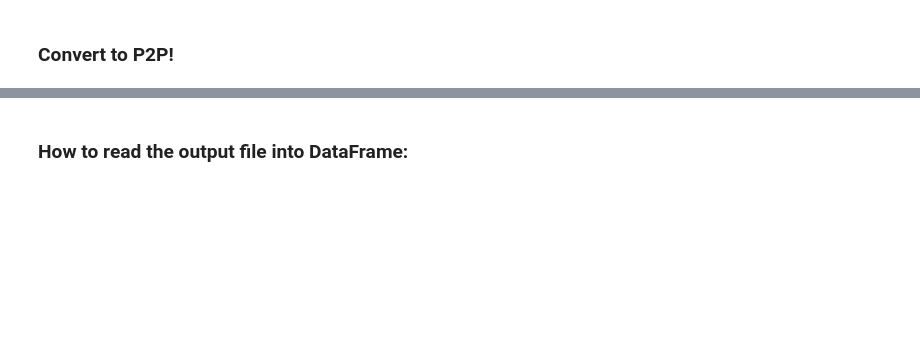
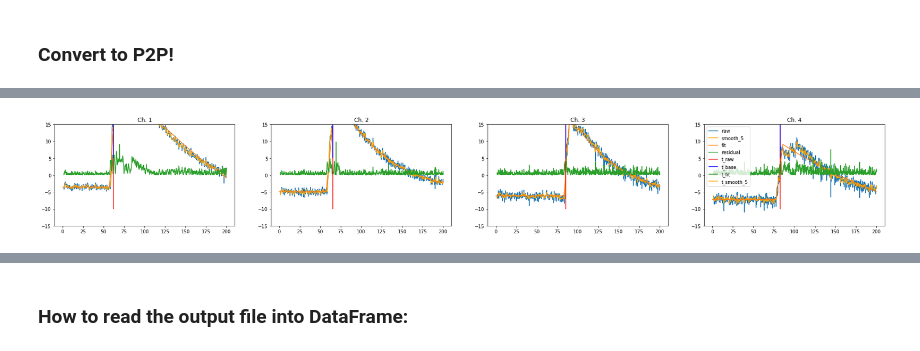
Before and after one commit to peckalec/SiPM-Studies, a Jupyter notebook: ConvertToP2P.ipynb, the cells around one changed output, grey strips where cells are left out. Saved outputs shown, nothing was run; the diff lists cells and outputs as text; code cells hidden in the pictures; blank space fills up the shorter version.

```diff
--- a/ConvertToP2P.ipynb
+++ b/ConvertToP2P.ipynb
@@ -86,21 +5,25 @@ def get_time_fit_CDF(fitparams):
 # %% [markdown]
 ### User Defined Inputs
 # %%
-inputfiles = ["../LongbarTiming/4-2.txt"]  #list input files ,"../LongbarTiming/310002.txt","../LongbarTiming/320002.txt","../LongbarTiming/330002.txt","../LongbarTiming/340002.txt","../LongbarTiming/350002.txt","../LongbarTiming/360002.txt","../LongbarTiming/370002.txt"
-outputfile = '../LongbarTiming/trig2mV_pos97.txt'          #set output file location
+inputfiles = ["../LongbarTiming/3-2.txt"]  #list input files ,"../LongbarTiming/310002.txt","../LongbarTiming/320002.txt","../LongbarTiming/330002.txt","../LongbarTiming/340002.txt","../LongbarTiming/350002.txt","../LongbarTiming/360002.txt","../LongbarTiming/370002.txt"
+outputfile = '../LongbarTiming/Smooth_test.txt'          #set output file location
 filenumber = len(inputfiles)
 channelnum = [1,2,3,4]             #list DRS4 board channels to record, ranges 1 to 4
-eventview = False
+eventview = True
+
+rmscut = 1.5
+timediffcut = 20
 
 #choose which stats to analyze for each waveform
 do_chi2 = 1
-do_amplitude_raw = 1
-do_amplitude_base = 1
-do_amplitude_fit = 1
+do_amplitude_raw = 0
+do_amplitude_base = 0
+do_amplitude_fit = 0
 do_time_raw = 1
 do_time_base = 1
 do_time_fit = 1
 do_time_CDF = 0
+do_time_smooth = 1
 
 #p0:C,start,m,end,A,d -- adjust start and end to match approx time of pulse falling edge
 p0=[(0,60,1,70,100,-0.01),       #ch1 initial parameters
@@ -123,6 +46,7 @@ if do_time_raw: stats.append("time_raw")
 if do_time_base: stats.append("time_base")
 if do_time_fit: stats.append("time_fit")
 if do_time_CDF: stats.append("time_CDF")
+if do_time_smooth: stats.append("time_smooth")
 # %%
 stats
 # %% [output]
@@ -145,15 +63,15 @@ with open(outputfile, 'w') as w:
         with open(inputfiles[i]) as f:
             current_file = (f.read().split('-- Event'))
 
-        for j in range(1, len(current_file)):                  #iterate through events len(current_file)
+        for j in range(24, 25):                  #iterate through events len(current_file)
 
             time = np.array([])
             voltage = [np.array([])]*4
             lines = current_file[j].split('\n')
 
-            if eventview and j < 10: #show the waveform fit line
+            if eventview and (j < 25 and j >= 24): #show the waveform fit line
                 print(f"Event Number {j}")
-                fig,ax = plt.subplots(1,4,figsize=(16,4))
+                fig,ax = plt.subplots(1,4,figsize=(32,4))
                 ax[0].set_title("Ch. 1")
                 ax[1].set_title("Ch. 2")
                 ax[2].set_title("Ch. 3")
@@ -170,7 +88,7 @@ with open(outputfile, 'w') as w:
                 print(f"Event: {j}, Channel: {channel}",end="\r") #,end="\r"
                 #only attempt a fit if it looks like there's not nothing
                 totalrms = sum((voltage[channel-1]-np.mean(voltage[channel-1]))**2)/len(voltage[channel-1])
-                if totalrms < 1.5:
+                if totalrms < rmscut:
                     popt = (np.mean(voltage[channel-1]),0,0,0,0,1)
 
                     if do_chi2:
@@ -209,9 +127,24 @@ with open(outputfile, 'w') as w:
                         pulse_time = 0
                         din[f'ch{channel}_time_fit'].append(pulse_time)
                         w.write(f"{pulse_time:.1f}\t")
+
+                    if do_time_smooth:
+                        pulse_time = 0
+                        din[f'ch{channel}_time_smooth'].append(pulse_time)
+                        w.write(f"{pulse_time:.1f}\t")
+
                 else:
                     popt, pcov = curve_fit(waveform, time, voltage[channel-1],p0=p0[channel-1],
                                            maxfev = 100000)#,bounds=([-10,60,0,60,0,-1],[10,140,100,140,3000,0])
+
+                    fit_voltage = waveform(time,*popt)
+                    residual = np.abs(voltage[channel-1] - fit_voltage)
+                    mask = residual < 10
+                    for i, ele in enumerate(mask):
+                        if ele == 0:# and np.abs(time[i] - get_time_fit(popt)) > 20:
+                            voltage[channel-1][i] = waveform(time[i],*popt)
+                    residual = np.abs(voltage[channel-1] - fit_voltage)
+
                 #calculate chi^2
                     if do_chi2:
                         chisq = get_chi2(popt,time,voltage[channel-1])
@@ -250,17 +183,24 @@ with open(outputfile, 'w') as w:
                         din[f'ch{channel}_time_fit'].append(pulse_time)
                         w.write(f"{pulse_time:.1f}\t")
 
-                if eventview and j < 10: #show the waveform fit line
-                    #print(f"Channel {channel} RMS: {totalrms:.2f}; chi^2: {chisq:.2f}; fit params: {popt[0]:.2f}, {popt[1]:.1f}, {popt[2]:.2f}, {popt[3]:.1f}, {popt[4]:.2f}, {popt[5]:.3f}")
-                    xs = []
-                    ys = []
-                    for i in range(500):
-                        xs.append(i)
-                        ys.append(waveform(i,*popt))
+                    if do_time_smooth:
+                        pulse_time = get_time_smooth(popt, time, voltage[channel-1], 3)
+                        din[f'ch{channel}_time_smooth'].append(pulse_time)
+                        w.write(f"{pulse_time:.1f}\t")
+
+                if eventview and (j < 25 and j >= 24): #show the waveform fit line
+                    print(f"Channel {channel} RMS: {totalrms:.2f}; chi^2: {chisq:.2f}; fit params: {popt[0]:.2f}, {popt[1]:.1f}, {popt[2]:.2f}, {popt[3]:.1f}, {popt[4]:.2f}, {popt[5]:.3f}")
+                    ts = np.linspace(0,200,201)
+                    fits = waveform(ts,*popt)
+                    #for i in range(500):
+                    #    xs.append(i)
+                    #    ys.append(waveform(i,*popt))
                     ax[channel-1].plot(time,voltage[channel-1],label="raw")
-                    ax[channel-1].plot(xs,ys,label="fit")
-                    ax[channel-1].set_xlim(50,150)
-                    #ax[channel-1].set_ylim(-25,25)
+                    ax[channel-1].plot(time,voltage_smooth(voltage[channel-1],5),label="smooth_5", color='orange')
+                    ax[channel-1].plot(ts,fits,label="fit")
+                    ax[channel-1].plot(time,residual,label="residual")
+                    #ax[channel-1].set_xlim(50,100)
+                    ax[channel-1].set_ylim(-15,15)
                     #draw the P2P and time
                     if do_time_raw: ax[channel-1].vlines(get_time_raw(time,voltage[channel-1]),ymin=-10,ymax=20, color='r',label="t_raw")
                     if do_time_base: ax[channel-1].vlines(get_time_base(popt,time,voltage[channel-1]),ymin=5,ymax=35, color='b',label="t_base")
@@ -268,11 +208,13 @@ with open(outputfile, 'w') as w:
                     if do_amplitude_raw: ax[channel-1].hlines(get_amplitude_raw(voltage[channel-1]),xmin=0,xmax=200, color='r',label="A_raw")
                     if do_amplitude_fit: ax[channel-1].hlines(get_amplitude_fit(popt),xmin=0,xmax=200, color='g',label="A_fit")
                     if do_amplitude_base: ax[channel-1].hlines(get_amplitude_base(popt,voltage[channel-1]),xmin=0,xmax=200, color='b',label="A_base")
+                    if do_time_smooth: ax[channel-1].vlines(get_time_smooth(popt,time,voltage[channel-1],5),ymin=35,ymax=65, color='orange',label="t_smooth_5")
 
-            if eventview and j < 10:
+
+            if eventview and (j < 25 and j >= 24):
                 plt.legend()
                 plt.show()
 
-print(f'Done!\nTotal events analyzed: {len(din["ch2_chisq"])}')
+#print(f'Done!\nTotal events analyzed: {len(din["ch2_chisq"])}')
 dfin = pd.DataFrame(din)
 # %% [output]
@@ -280,0 +226 @@ Total events analyzed: 5706
+[figure, added]
```
Also changed, not shown: parts of 14 cells of this notebook, 1 other file.
